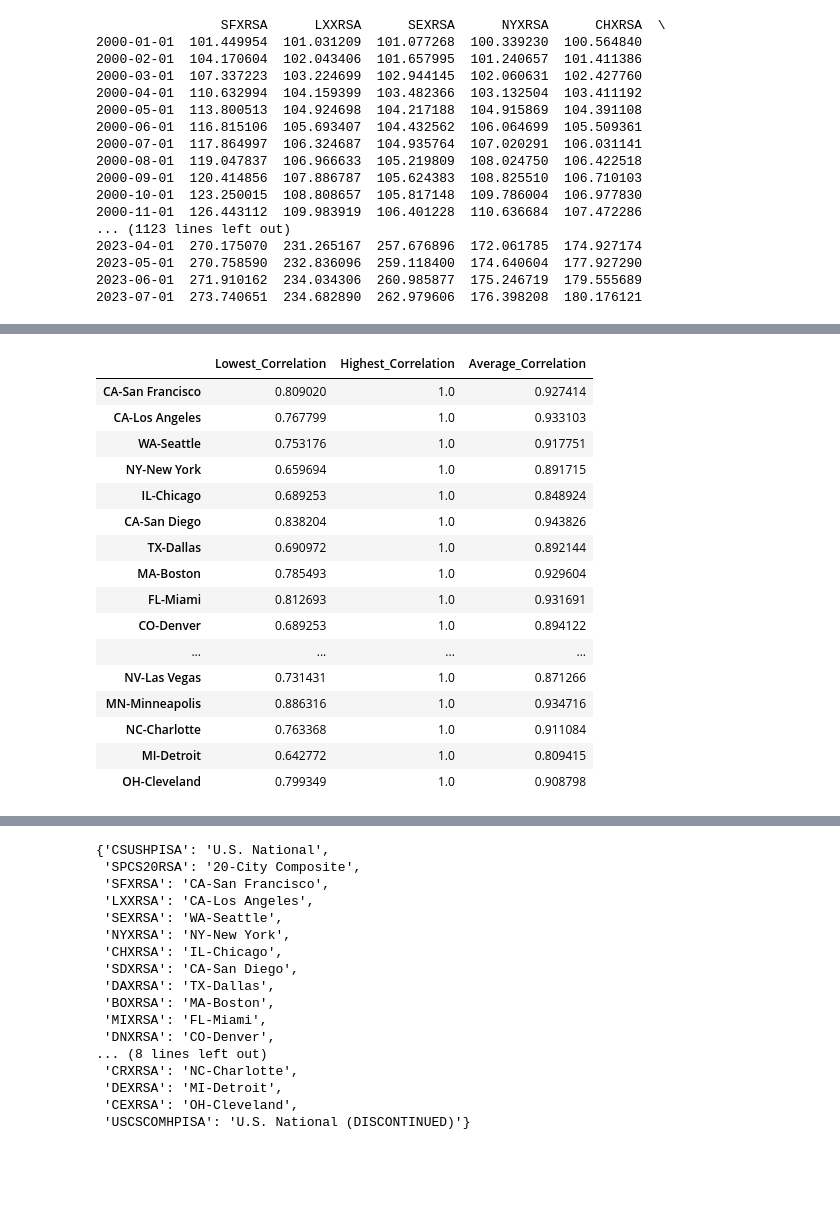
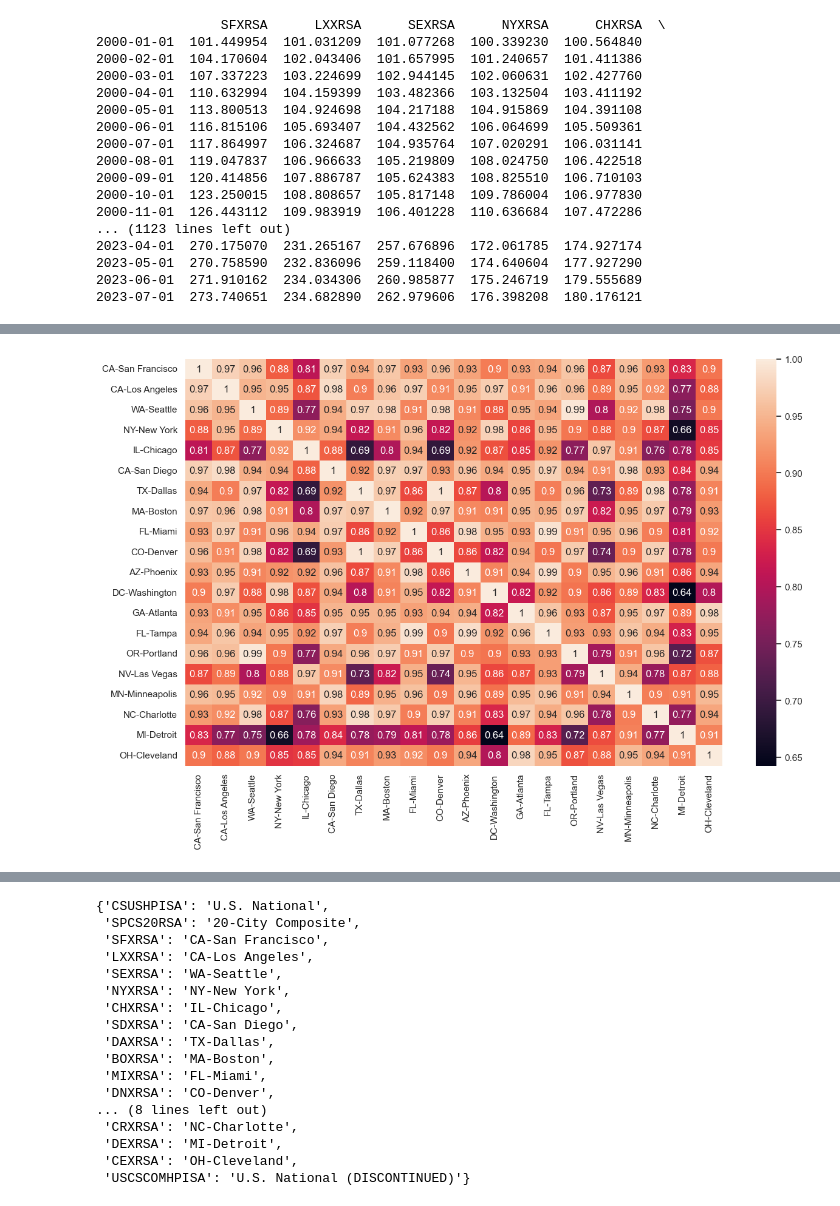
Before and after one commit to peerdoor89/DataAnalysisPortfolio, a Jupyter notebook: Economic Analysis with FRED API.ipynb, the cells around one changed output, grey strips where cells are left out. Cells and saved outputs as stored; diff of their text form; code cells hidden in the pictures; blank space fills up the shorter version.

```diff
--- a/Economic Analysis with FRED API.ipynb
+++ b/Economic Analysis with FRED API.ipynb
@@ -104,13 +105,3 @@ print(Case_Shiller_by_state)
 2023-05-01  270.758590  232.836096  259.118400  174.640604  177.927290
 2023-06-01  271.910162  234.034306  260.985877  175.246719  179.555689
 2023-07-01  273.740651  234.682890  262.979606  176.398208  180.176121
-# %%
-# Creating a heatmap showing correlation between house price indexes for every city
-Case_Shiller_by_state.columns
-Case_Shiller_by_state_corr=Case_Shiller_by_state[['CA-San Francisco', 'CA-Los Angeles', 'WA-Seattle', 'NY-New York',
-       'IL-Chicago', 'CA-San Diego', 'TX-Dallas', 'MA-Boston', 'FL-Miami',
-       'CO-Denver', 'AZ-Phoenix', 'DC-Washington', 'GA-Atlanta', 'FL-Tampa',
-       'OR-Portland', 'NV-Las Vegas', 'MN-Minneapolis', 'NC-Charlotte',
-       'MI-Detroit', 'OH-Cleveland']].corr()
-sns.heatmap(data=Case_Shiller_by_state_corr, annot=True)
-sns.set(rc={'figure.figsize':(12.7,8.27)})
@@ -119,23 +108,12 @@ sns.set(rc={'figure.figsize':(12.7,8.27)})
-# %%
-# Showing highest, lowest and average correlation for every state included in the index
-Case_Shiller_by_state_corr_stats = Case_Shiller_by_state_corr.agg(['min','max','mean']).T.rename\
-(columns={'min':'Lowest_Correlation','max':'Highest_Correlation','mean':'Average_Correlation'})
-Case_Shiller_by_state_corr_stats
-# %% [output]
-|  | Lowest_Correlation | Highest_Correlation | Average_Correlation |
-| CA-San Francisco | 0.809020 | 1.0 | 0.927414 |
-| CA-Los Angeles | 0.767799 | 1.0 | 0.933103 |
-| WA-Seattle | 0.753176 | 1.0 | 0.917751 |
-| NY-New York | 0.659694 | 1.0 | 0.891715 |
-| IL-Chicago | 0.689253 | 1.0 | 0.848924 |
-| CA-San Diego | 0.838204 | 1.0 | 0.943826 |
-| TX-Dallas | 0.690972 | 1.0 | 0.892144 |
-| MA-Boston | 0.785493 | 1.0 | 0.929604 |
-| FL-Miami | 0.812693 | 1.0 | 0.931691 |
-| CO-Denver | 0.689253 | 1.0 | 0.894122 |
-| ... | ... | ... | ... |
-| NV-Las Vegas | 0.731431 | 1.0 | 0.871266 |
-| MN-Minneapolis | 0.886316 | 1.0 | 0.934716 |
-| NC-Charlotte | 0.763368 | 1.0 | 0.911084 |
-| MI-Detroit | 0.642772 | 1.0 | 0.809415 |
-| OH-Cleveland | 0.799349 | 1.0 | 0.908798 |
+# %%
+# Creating a heatmap showing correlation between house price indexes for every city
+Case_Shiller_by_state.columns
+Case_Shiller_by_state_corr=Case_Shiller_by_state[['CA-San Francisco', 'CA-Los Angeles', 'WA-Seattle', 'NY-New York',
+                                                'IL-Chicago', 'CA-San Diego', 'TX-Dallas', 'MA-Boston', 'FL-Miami',
+                                                'CO-Denver', 'AZ-Phoenix', 'DC-Washington', 'GA-Atlanta', 'FL-Tampa',
+                                                'OR-Portland', 'NV-Las Vegas', 'MN-Minneapolis', 'NC-Charlotte',
+                                                'MI-Detroit', 'OH-Cleveland']].corr()
+sns.heatmap(data=Case_Shiller_by_state_corr, annot=True)
+sns.set(rc={'figure.figsize':(13.7,8.27)})
+# %% [output]
+[figure, added]
```
Also changed, not shown: parts of 7 cells of this notebook.
